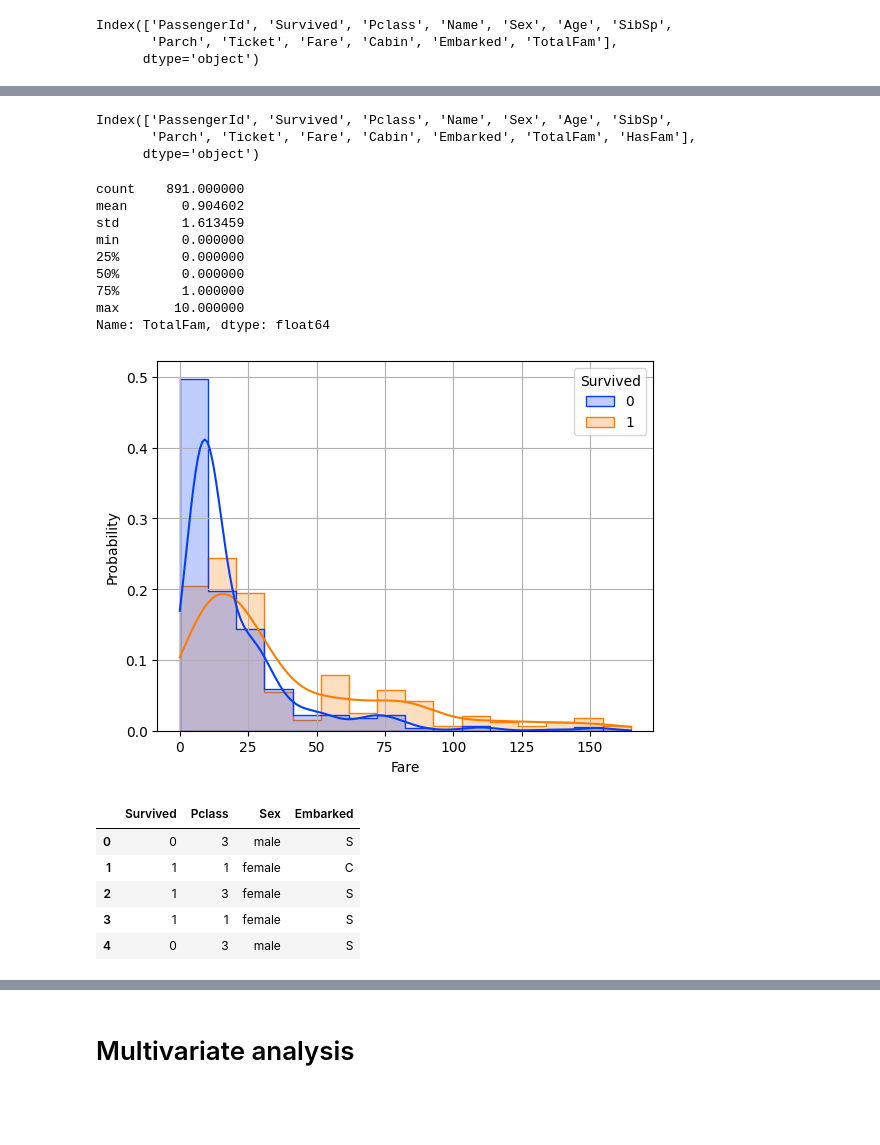
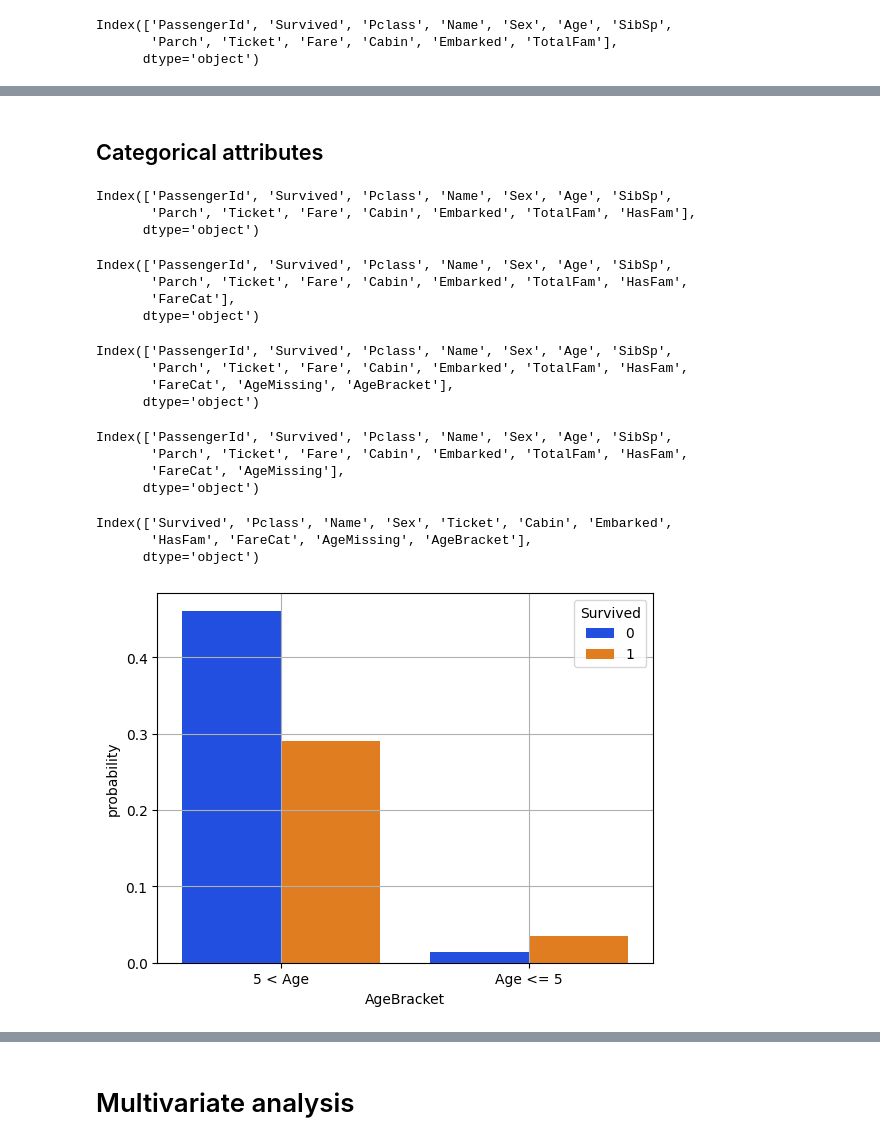
Before and after one commit to rfdspeng/ml_ai_portfolio, a Jupyter notebook: notes/example_code/titanic.ipynb, the cells around one changed output, grey strips where cells are left out. Cells and saved outputs as stored; diff of their text form; code cells hidden in the pictures; blank space fills up the shorter version.

```diff
--- a/notes/example_code/titanic.ipynb
+++ b/notes/example_code/titanic.ipynb
@@ -151,35 +168,56 @@ ax = sns.histplot(df, x="TotalFam", hue="Survived", stat="probability", \
+# %% [markdown]
+## Categorical attributes
 # %%
 df["HasFam"] = df["TotalFam"] > 0
 # %% [output]
 Index(['PassengerId', 'Survived', 'Pclass', 'Name', 'Sex', 'Age', 'SibSp',
        'Parch', 'Ticket', 'Fare', 'Cabin', 'Embarked', 'TotalFam', 'HasFam'],
       dtype='object')
-# %%
-df["TotalFam"].describe()
-# %% [output]
-count    891.000000
-mean       0.904602
-std        1.613459
-min        0.000000
-25%        0.000000
-50%        0.000000
-75%        1.000000
-max       10.000000
-Name: TotalFam, dtype: float64
+# %%
+def farecat(x):
+    if x <= 10:
+        return "Fare <= 10"
+    else:
+        return "10 < Fare"
+    # elif 10 < x <= 50:
+    #     return "10 < Fare <= 50"
+    # else:
+    #     return "50 < Fare"
+
+df["FareCat"] = df["Fare"].map(farecat)
+df.columns
+# %% [output]
+Index(['PassengerId', 'Survived', 'Pclass', 'Name', 'Sex', 'Age', 'SibSp',
+       'Parch', 'Ticket', 'Fare', 'Cabin', 'Embarked', 'TotalFam', 'HasFam',
+       'FareCat'],
+      dtype='object')
+# %%
+# df["AgeBracket"] = pd.Series(range(df.shape[0]), dtype="object")
+df["AgeBracket"] = df["Age"].astype("object")
+df.loc[df["Age"] <= 5, "AgeBracket"] = "Age <= 5"
+df.loc[df["Age"] > 5, "AgeBracket"] = "5 < Age"
+df.columns
+# %% [output]
+Index(['PassengerId', 'Survived', 'Pclass', 'Name', 'Sex', 'Age', 'SibSp',
+       'Parch', 'Ticket', 'Fare', 'Cabin', 'Embarked', 'TotalFam', 'HasFam',
+       'FareCat', 'AgeMissing', 'AgeBracket'],
+      dtype='object')
+# %%
+df["AgeMissing"] = df["Age"].isna()
+df.columns
+# %% [output]
+Index(['PassengerId', 'Survived', 'Pclass', 'Name', 'Sex', 'Age', 'SibSp',
+       'Parch', 'Ticket', 'Fare', 'Cabin', 'Embarked', 'TotalFam', 'HasFam',
+       'FareCat', 'AgeMissing'],
+      dtype='object')
+# %%
+df.select_dtypes(exclude=["int64", "float64"]).columns
+# %% [output]
+Index(['Survived', 'Pclass', 'Name', 'Sex', 'Ticket', 'Cabin', 'Embarked',
+       'HasFam', 'FareCat', 'AgeMissing', 'AgeBracket'],
+      dtype='object')
 # %%
-ax = sns.histplot(df.loc[df["Fare"] < 200], x="Fare", hue="Survived", stat="probability", \
-                  binwidth=10, common_norm=False, multiple="layer", \
-                  element="step", kde=True, kde_kws={"bw_adjust": 1}, palette="bright")
+ax = sns.countplot(df, x="AgeBracket", hue="Survived", stat="probability", palette="bright")
 ax.grid()
 # %% [output]
-[figure, old version]
+[figure, new version]
-# %%
-df_cat = df.select_dtypes(include=["category"]).copy()
-df_cat.head()
-# %% [output]
-|  | Survived | Pclass | Sex | Embarked |
-| 0 | 0 | 3 | male | S |
-| 1 | 1 | 1 | female | C |
-| 2 | 1 | 3 | female | S |
-| 3 | 1 | 1 | female | S |
-| 4 | 0 | 3 | male | S |
```
Also changed, not shown: parts of 53 cells of this notebook, 1 other file.
